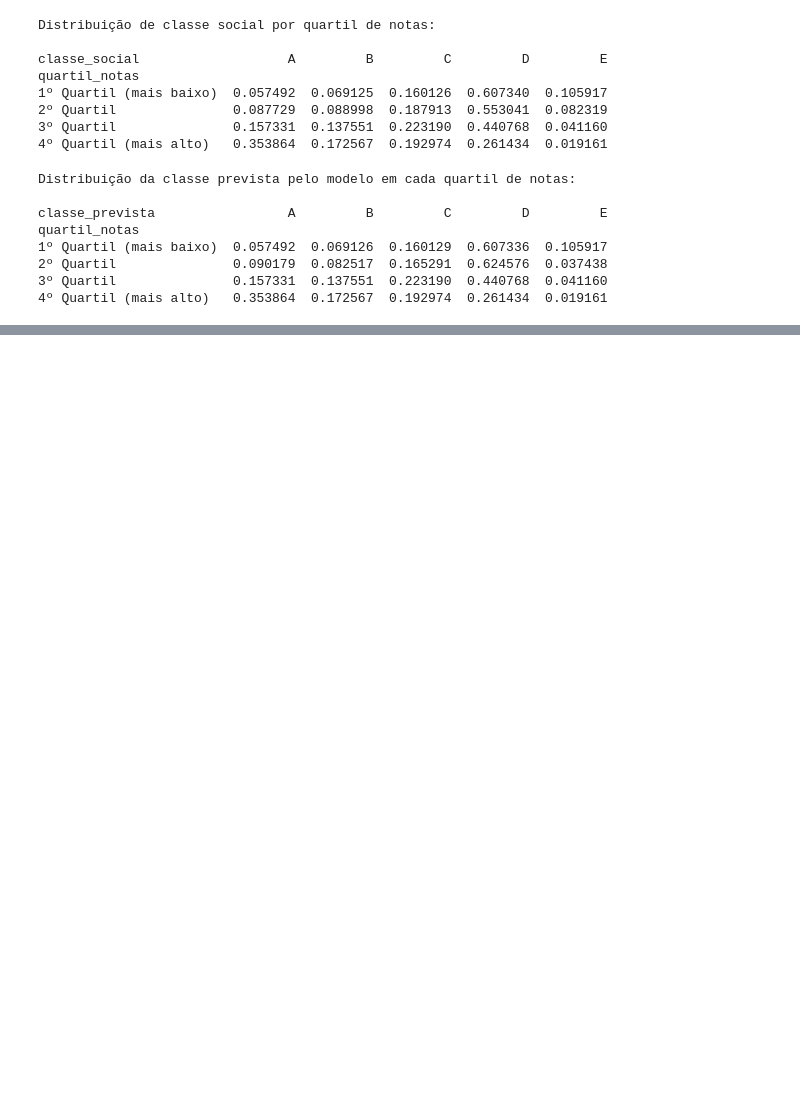
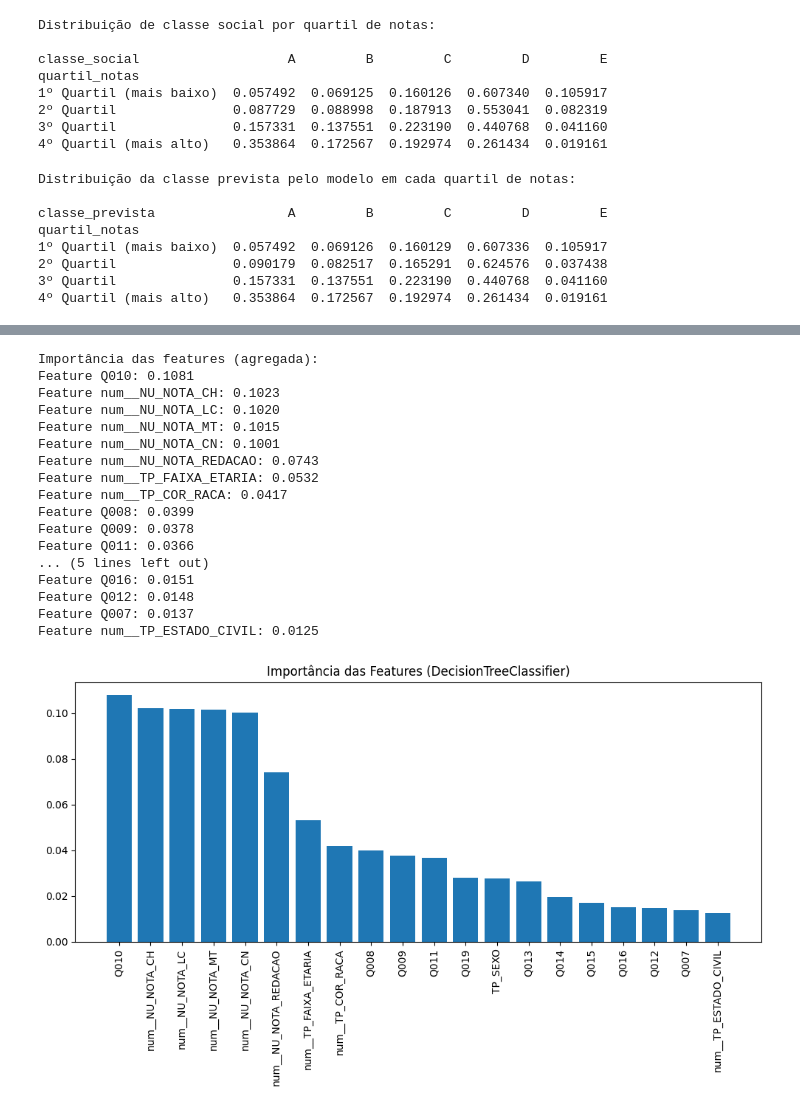
Before and after one commit to vinicarlosss/TCC_Sistemas-de-informa-o, a Jupyter notebook: arvore_decisao.ipynb, the cells around one changed output, grey strips where cells are left out. Cells and saved outputs as stored; diff of their text form; code cells hidden in the pictures; blank space fills up the shorter version.

```diff
--- a/arvore_decisao.ipynb
+++ b/arvore_decisao.ipynb
@@ -342,0 +584,21 @@ dataset_rural = dataset_sem_nulos[dataset_sem_nulos['TP_LOCALIZACAO_ESC'] == 2]
+# %%
+df_importancia_rural = analisar_importancia_features_agregada(modelo_rural,clf_rural, categoricas, top_n=20)
+# %% [output]
+Importância das features (agregada):
+Feature Q010: 0.1081
+Feature num__NU_NOTA_CH: 0.1023
+Feature num__NU_NOTA_LC: 0.1020
+Feature num__NU_NOTA_MT: 0.1015
+Feature num__NU_NOTA_CN: 0.1001
+Feature num__NU_NOTA_REDACAO: 0.0743
+Feature num__TP_FAIXA_ETARIA: 0.0532
+Feature num__TP_COR_RACA: 0.0417
+Feature Q008: 0.0399
+Feature Q009: 0.0378
+Feature Q011: 0.0366
+... (5 lines left out)
+Feature Q016: 0.0151
+Feature Q012: 0.0148
+Feature Q007: 0.0137
+Feature num__TP_ESTADO_CIVIL: 0.0125
+[figure, added]
```
Also changed, not shown: parts of 13 cells of this notebook.
